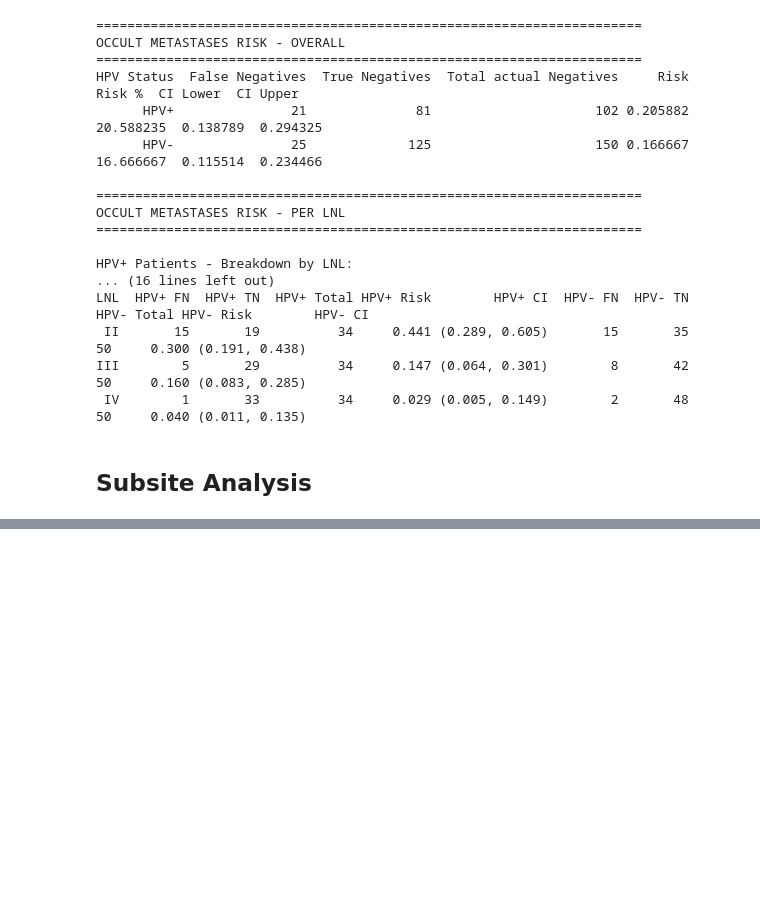
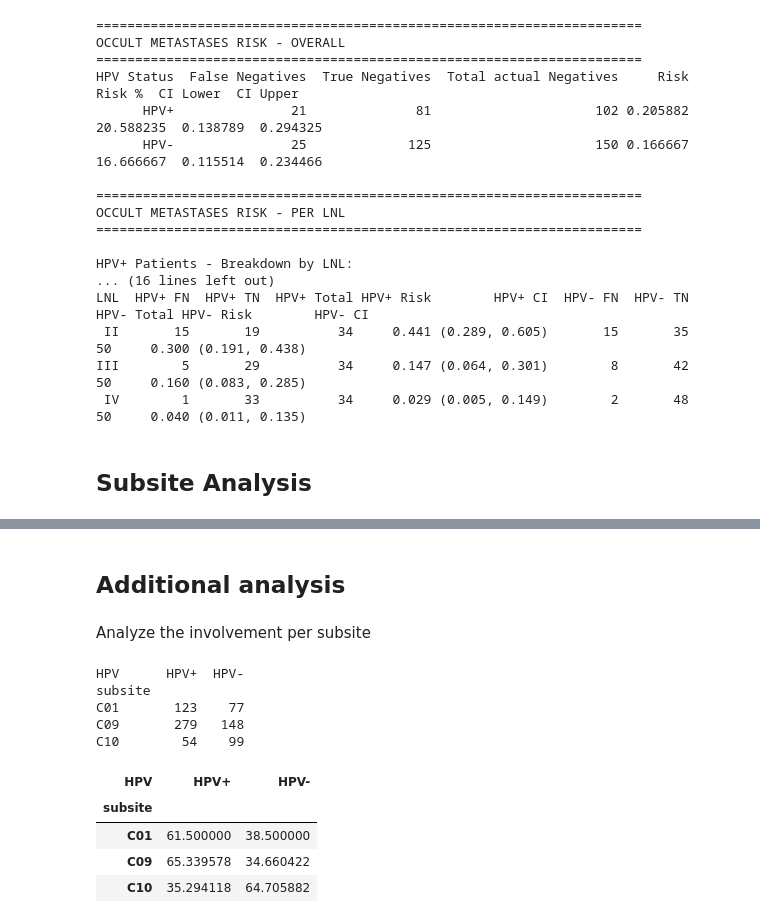
Before and after one commit to YoelPH/HPV-Analysis-PhD-Thesis, a Jupyter notebook: Paper_data_analysis_2026_no_T0.ipynb, the cells around one changed output, grey strips where cells are left out. Cells and saved outputs as stored; diff of their text form; code cells hidden in the pictures; blank space fills up the shorter version.

```diff
--- a/Paper_data_analysis_2026_no_T0.ipynb
+++ b/Paper_data_analysis_2026_no_T0.ipynb
@@ -2011,3 +2011,48 @@ T3/T4 HPV-   VII   1/32       3.1%    N/A
 | 21 | T3/T4 | HPV- | V | 0/53 | 0.0% | N/A |
 | 22 | T3/T4 | HPV+ | VII | 1/38 | 2.6% | N/A |
 | 23 | T3/T4 | HPV- | VII | 1/32 | 3.1% | N/A |
+# %% [markdown]
+## Additional analysis
+# %% [markdown]
+Analyze the involvement per subsite
+# %%
+import pandas as pd
+from statsmodels.stats.proportion import proportion_confint
+
+# Patient characteristics
+data = data_combined.loc[data_combined.ly.t_stage.ne(0) & data_combined.ly.hpv.notna()]
+
+meta = pd.DataFrame({
+    "subsite": data[("tumor", "core", "subsite")].str[:3],
+    "HPV": data.ly.hpv.map({True: "HPV+", False: "HPV-"}),
+    "midline": data[("tumor", "core", "extension")].map({True: "Yes", False: "No"})
+})
+
+# Reusable proportion table with Wilson confidence intervals
+def rate_table(df, groups):
+    result = df.groupby(groups)["involved"].agg(k="sum", n="count").reset_index()
+    result = result.loc[result.n > 0]
+    result["%"] = (100 * result.k / result.n).round(1)
+
+    low, high = proportion_confint(result.k, result.n, method="wilson")
+    result["CI low"] = (100 * low).round(1)
+    result["CI high"] = (100 * high).round(1)
+    return result
+
+# Subsite distribution (column percentages)
+counts = pd.crosstab(meta.subsite, meta.HPV)
+percentages = 100 * counts.div(counts.sum(axis=1), axis=0)
+
+print(counts)
+percentages
+# %% [output]
+HPV      HPV+  HPV-
+subsite
+C01       123    77
+C09       279   148
+C10        54    99
+| HPV | HPV+ | HPV- |
+| subsite |  |  |
+| C01 | 61.500000 | 38.500000 |
+| C09 | 65.339578 | 34.660422 |
+| C10 | 35.294118 | 64.705882 |
```
Also changed, not shown: parts of 10 cells of this notebook, 6 other files.
